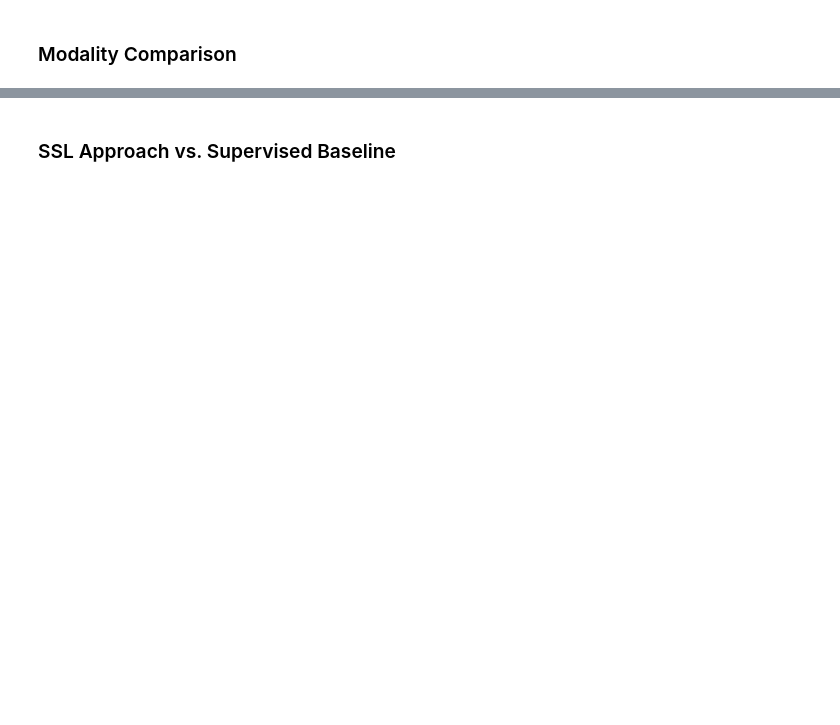
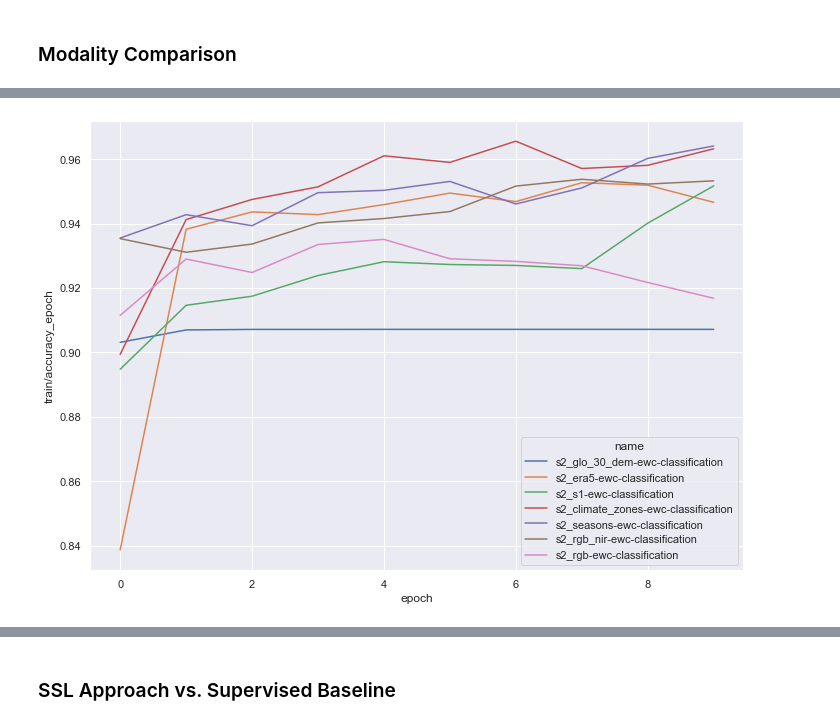
Before and after one commit to AlexanderLontke/ssl-ddpm-rs, a Jupyter notebook: notebooks/Create_report_from_WandB_Api.ipynb, the cells around one changed output, grey strips where cells are left out. Drawn from its saved outputs; the diff is of its cells as text; code cells hidden in the pictures; blank space fills up the shorter version.

Commit message:
Extended wandb data handling support

```diff
--- a/notebooks/Create_report_from_WandB_Api.ipynb
+++ b/notebooks/Create_report_from_WandB_Api.ipynb
@@ -116,0 +16,3 @@ sns.lineplot(data=df, x="epoch", y="train/f1_epoch", hue="name")
+# %%
+sns.lineplot(data=df, x="epoch", y="train/accuracy_epoch", hue="name")
+# %% [output]
@@ -116,0 +20 @@ sns.lineplot(data=df, x="epoch", y="train/f1_epoch", hue="name")
+[figure, added]
```
Also changed, not shown: parts of 22 cells of this notebook, 4 other files.
